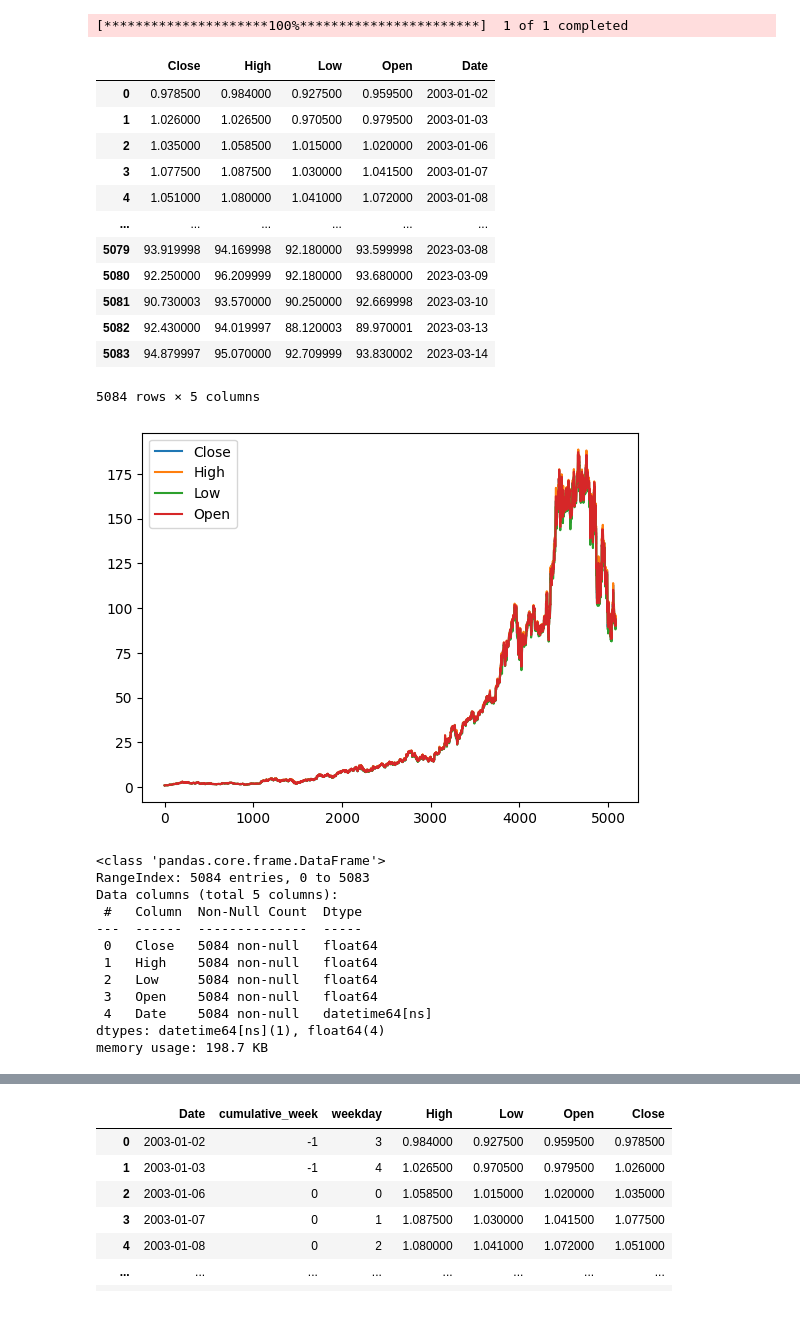
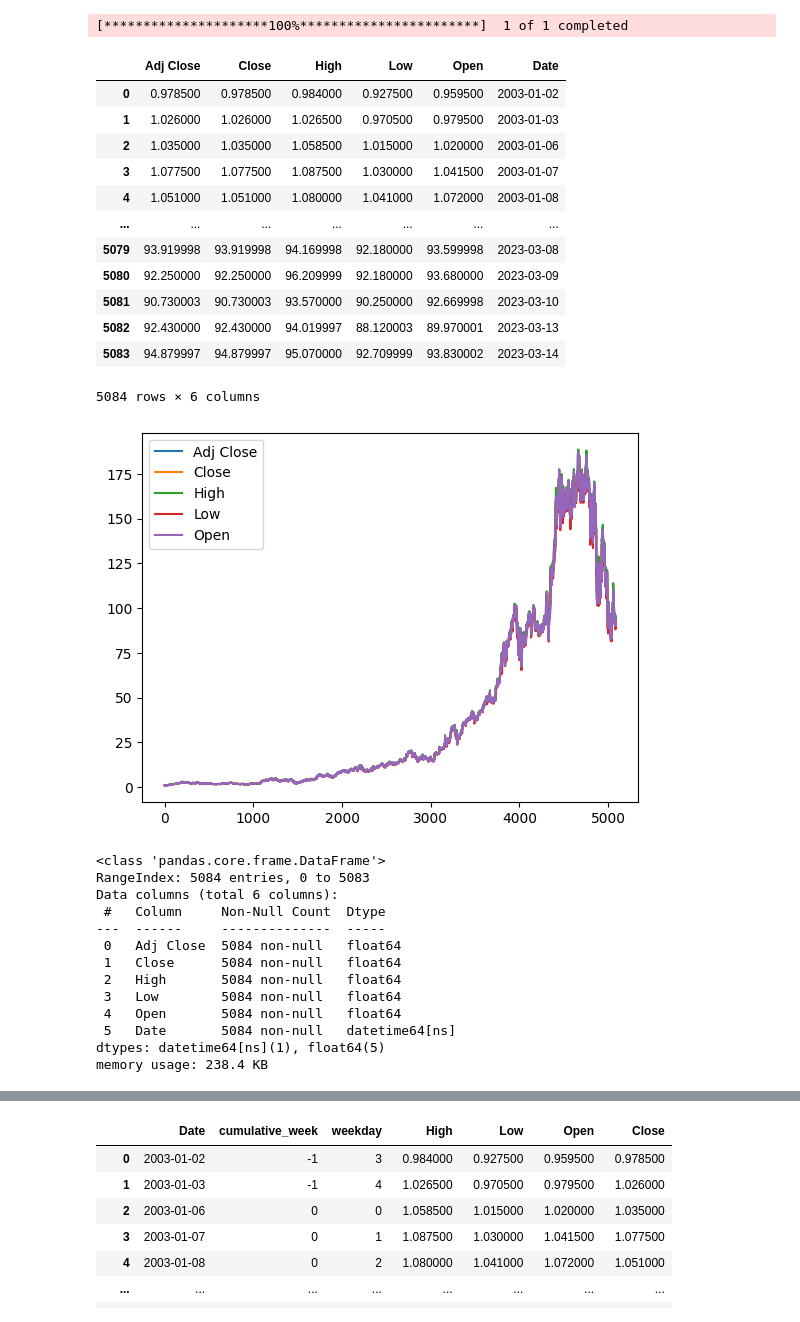
Before and after one commit to yamayama3689/finance, a Jupyter notebook: 株予測.ipynb, the cells around one changed output, grey strips where cells are left out. Drawn from its saved outputs; the diff is of its cells as text; code cells hidden in the pictures.

```diff
--- a/株予測.ipynb
+++ b/株予測.ipynb
@@ -3,55 +3,56 @@
 # %%
 import pandas as pd
 import matplotlib.pyplot as plt
 import numpy as np
 import datetime
 import yfinance as yf
 
 #ターゲットを指定
 ticker = "AMZN"
 
 #データを収集
-data = yf.download(ticker, start= "2003-01-01",end="2023-03-15", interval = "1d",multi_level_index=False)
+data = yf.download(ticker, start= "2003-01-01",end="2023-03-15", interval = "1d",multi_level_index=False,auto_adjust=False)
 df = data
 #追加
 df["Date"] = df.index
 df = df.reset_index(drop=True)
 df = df.drop("Volume", axis=1)
 df_tmp = df.drop("Date",axis=1)
 #可視化する
 df_tmp.plot()
 df
 # %% [output]
 [*********************100%***********************]  1 of 1 completed
-|  | Close | High | Low | Open | Date |
-| 0 | 0.978500 | 0.984000 | 0.927500 | 0.959500 | 2003-01-02 |
-| 1 | 1.026000 | 1.026500 | 0.970500 | 0.979500 | 2003-01-03 |
-| 2 | 1.035000 | 1.058500 | 1.015000 | 1.020000 | 2003-01-06 |
-| 3 | 1.077500 | 1.087500 | 1.030000 | 1.041500 | 2003-01-07 |
-| 4 | 1.051000 | 1.080000 | 1.041000 | 1.072000 | 2003-01-08 |
-| ... | ... | ... | ... | ... | ... |
-| 5079 | 93.919998 | 94.169998 | 92.180000 | 93.599998 | 2023-03-08 |
-| 5080 | 92.250000 | 96.209999 | 92.180000 | 93.680000 | 2023-03-09 |
-| 5081 | 90.730003 | 93.570000 | 90.250000 | 92.669998 | 2023-03-10 |
-| 5082 | 92.430000 | 94.019997 | 88.120003 | 89.970001 | 2023-03-13 |
-| 5083 | 94.879997 | 95.070000 | 92.709999 | 93.830002 | 2023-03-14 |
+|  | Adj Close | Close | High | Low | Open | Date |
+| 0 | 0.978500 | 0.978500 | 0.984000 | 0.927500 | 0.959500 | 2003-01-02 |
+| 1 | 1.026000 | 1.026000 | 1.026500 | 0.970500 | 0.979500 | 2003-01-03 |
+| 2 | 1.035000 | 1.035000 | 1.058500 | 1.015000 | 1.020000 | 2003-01-06 |
+| 3 | 1.077500 | 1.077500 | 1.087500 | 1.030000 | 1.041500 | 2003-01-07 |
+| 4 | 1.051000 | 1.051000 | 1.080000 | 1.041000 | 1.072000 | 2003-01-08 |
+| ... | ... | ... | ... | ... | ... | ... |
+| 5079 | 93.919998 | 93.919998 | 94.169998 | 92.180000 | 93.599998 | 2023-03-08 |
+| 5080 | 92.250000 | 92.250000 | 96.209999 | 92.180000 | 93.680000 | 2023-03-09 |
+| 5081 | 90.730003 | 90.730003 | 93.570000 | 90.250000 | 92.669998 | 2023-03-10 |
+| 5082 | 92.430000 | 92.430000 | 94.019997 | 88.120003 | 89.970001 | 2023-03-13 |
+| 5083 | 94.879997 | 94.879997 | 95.070000 | 92.709999 | 93.830002 | 2023-03-14 |
-5084 rows × 5 columns
+5084 rows × 6 columns
-[figure, old version]
+[figure, new version]
 # %%
 df.info()
 # %% [output]
 <class 'pandas.core.frame.DataFrame'>
 RangeIndex: 5084 entries, 0 to 5083
-Data columns (total 5 columns):
- #   Column  Non-Null Count  Dtype
----  ------  --------------  -----
- 0   Close   5084 non-null   float64
- 1   High    5084 non-null   float64
- 2   Low     5084 non-null   float64
- 3   Open    5084 non-null   float64
- 4   Date    5084 non-null   datetime64[ns]
-dtypes: datetime64[ns](1), float64(4)
-memory usage: 198.7 KB
+Data columns (total 6 columns):
+ #   Column     Non-Null Count  Dtype
+---  ------     --------------  -----
+ 0   Adj Close  5084 non-null   float64
+ 1   Close      5084 non-null   float64
+ 2   High       5084 non-null   float64
+ 3   Low        5084 non-null   float64
+ 4   Open       5084 non-null   float64
+ 5   Date       5084 non-null   datetime64[ns]
+dtypes: datetime64[ns](1), float64(5)
+memory usage: 238.4 KB
 # %%
 # 曜日情報を追加(月曜:0, 火曜:1, 水曜:2, 木曜:3, 金曜:4、土曜:5、日曜:6)
 df['weekday'] = df['Date'].dt.weekday
```
Also changed, not shown: parts of 7 cells of this notebook.
